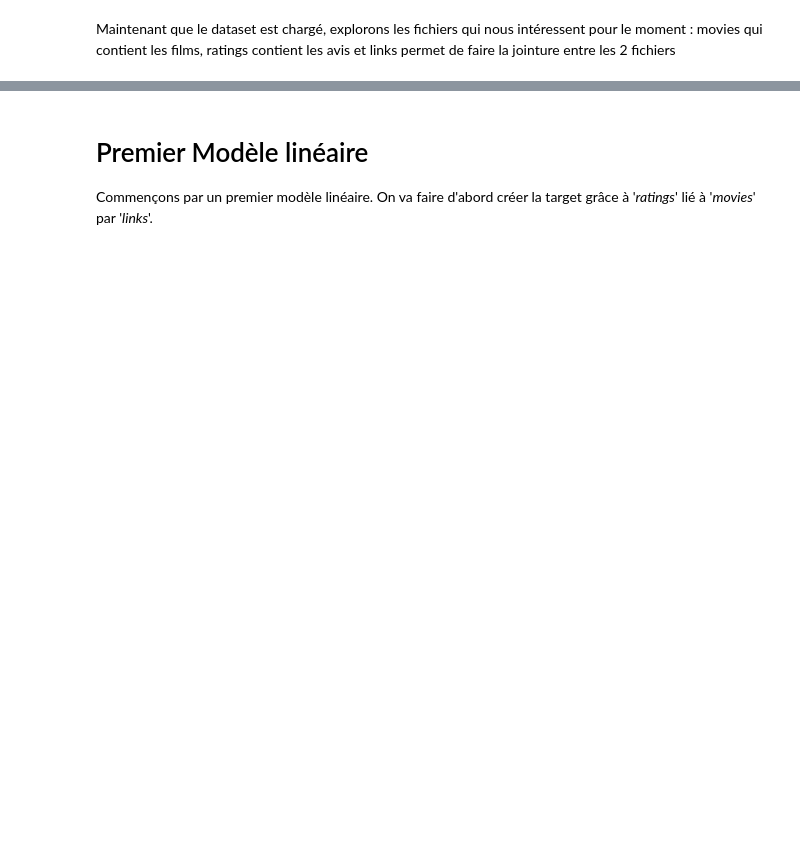
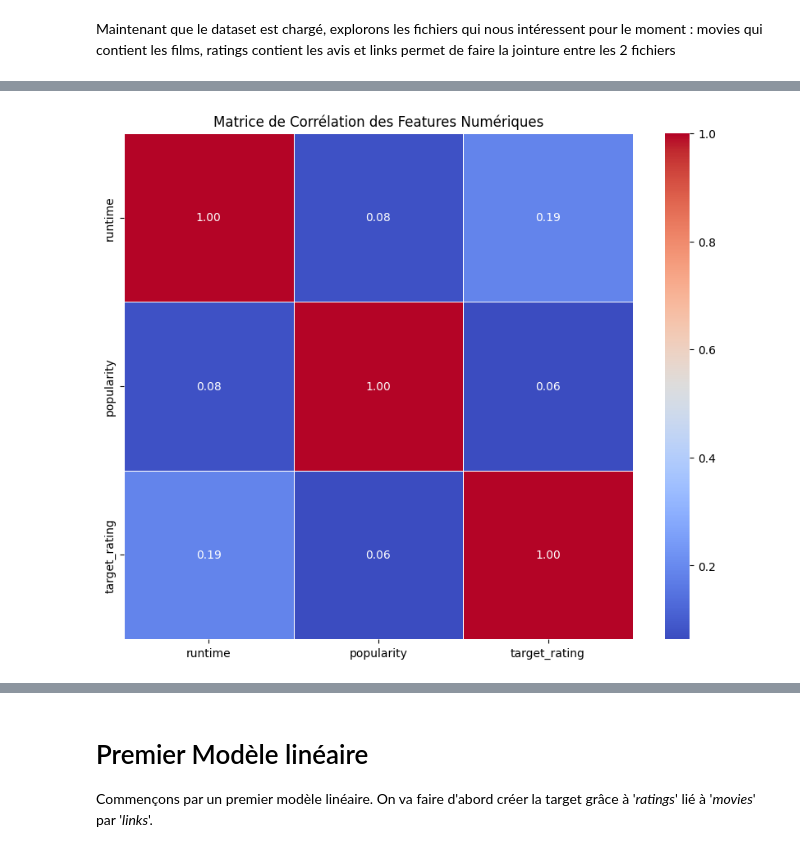
Before and after one commit to ithabi/AAA, a Jupyter notebook: AAAA.ipynb, the cells around one changed output, grey strips where cells are left out. Drawn from its saved outputs; the diff is of its cells as text; code cells hidden in the pictures; blank space fills up the shorter version.

```diff
--- a/AAAA.ipynb
+++ b/AAAA.ipynb
@@ -83,3 +109,16 @@ movies.describe()
+# %%
+# 2. Matrice de Corrélation
+
+cols_corr = ['runtime', 'popularity', 'target_rating']
+
+plt.figure(figsize=(10, 8))
+
+corr_matrix = df_final[cols_corr].corr(method='pearson')
+sns.heatmap(corr_matrix, annot=True, cmap='coolwarm', fmt=".2f", linewidths=0.5)
+plt.title('Matrice de Corrélation des Features Numériques')
+plt.show()
+# %% [output]
+[figure, added]
 # %%
 movies.hist()
 # %% [output]
```
Also changed, not shown: parts of 30 cells of this notebook.
